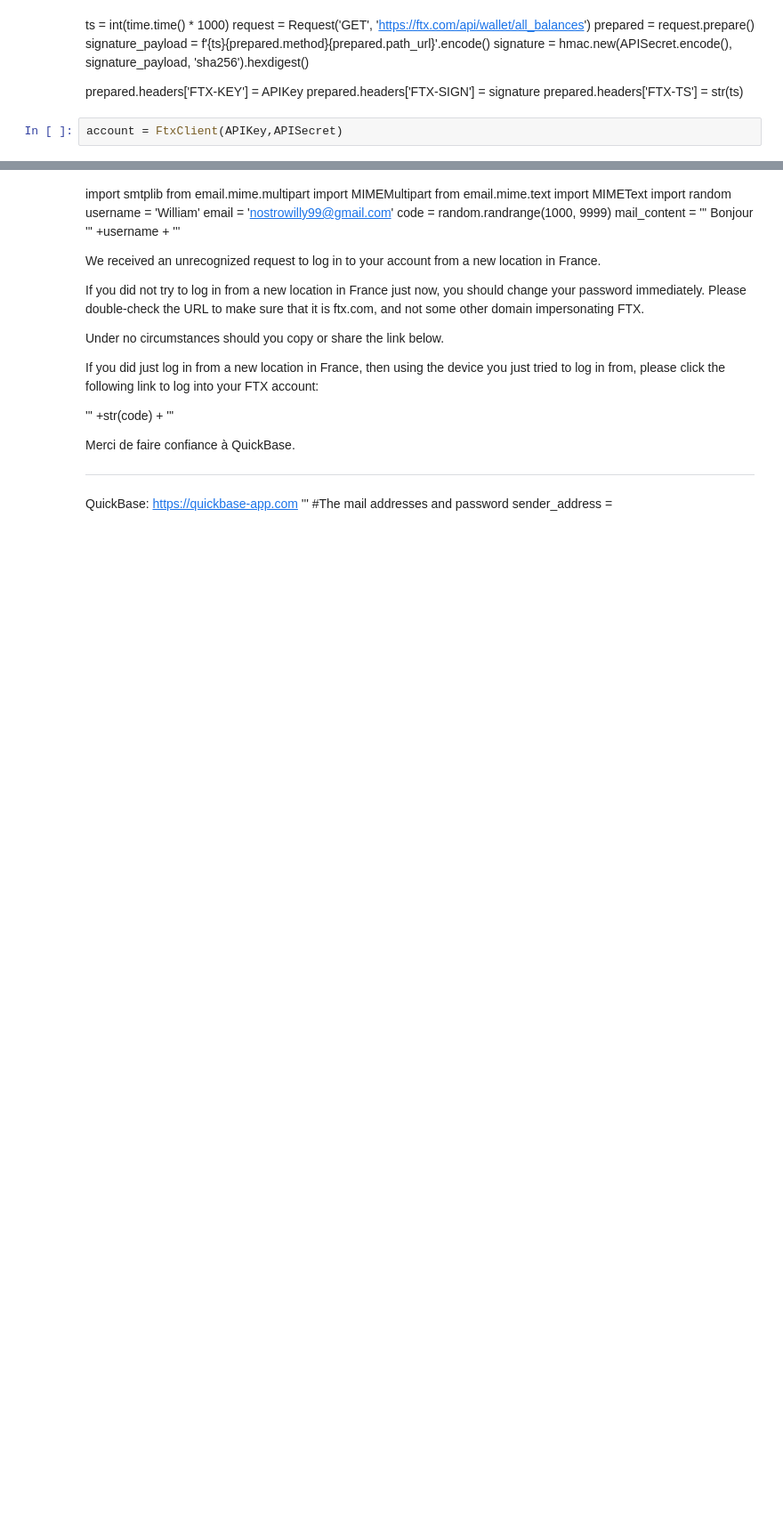
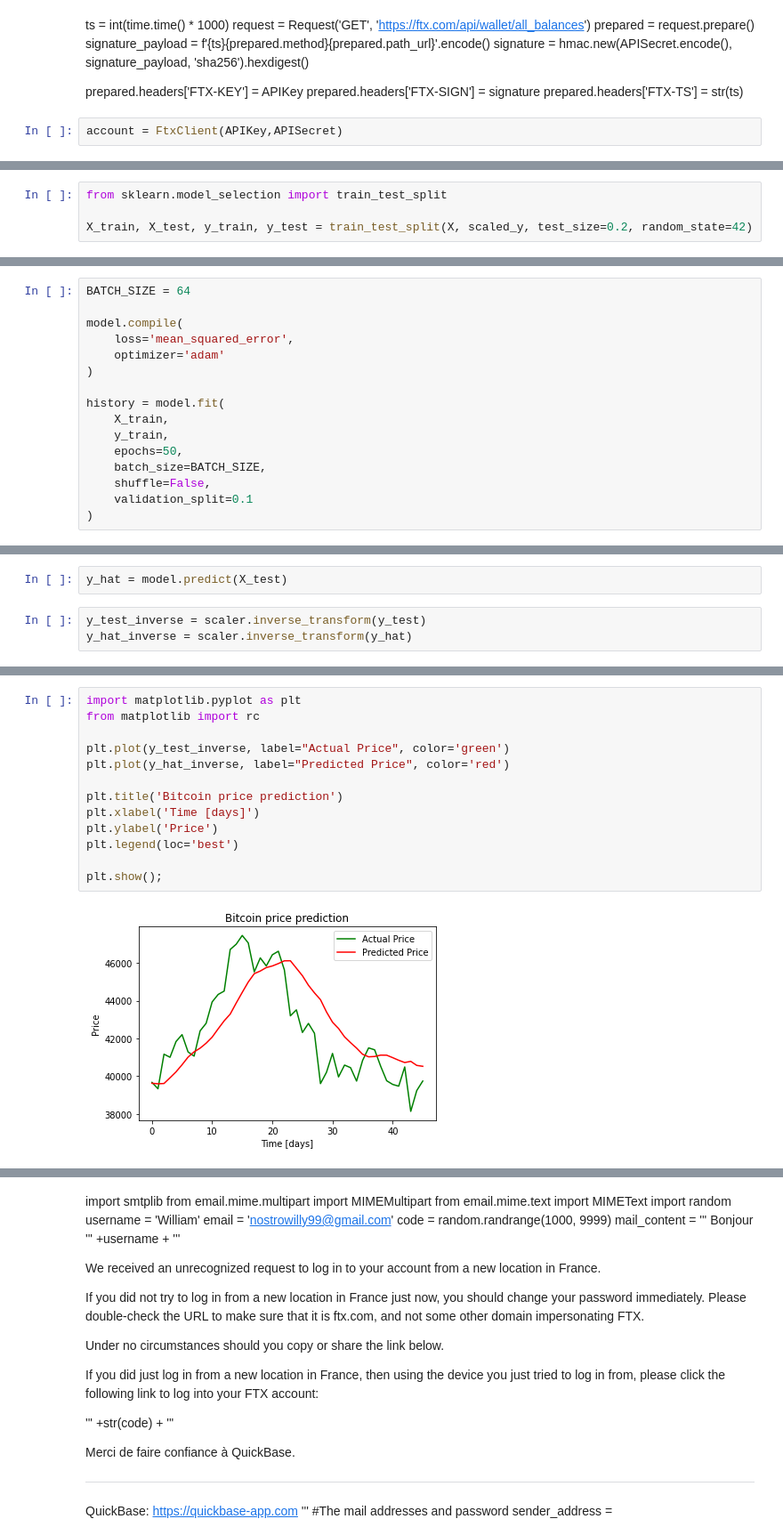
Before and after one commit to igorek17000/QuickBase, a Jupyter notebook: API.ipynb, the cells around one changed output, grey strips where cells are left out. Shown at 89% size. Cells and saved outputs as stored; diff of their text form; blank space fills up the shorter version.

```diff
--- a/API.ipynb
+++ b/API.ipynb
@@ -491,0 +1262,4 @@ list2
+# %%
+from sklearn.model_selection import train_test_split
+
+X_train, X_test, y_train, y_test = train_test_split(X, scaled_y, test_size=0.2, random_state=42)
@@ -491,0 +1296,16 @@ list2
+# %%
+BATCH_SIZE = 64
+
+model.compile(
+    loss='mean_squared_error',
+    optimizer='adam'
+)
+
+history = model.fit(
+    X_train,
+    y_train,
+    epochs=50,
+    batch_size=BATCH_SIZE,
+    shuffle=False,
+    validation_split=0.1
+)
@@ -491,0 +1330,5 @@ list2
+# %%
+y_hat = model.predict(X_test)
+# %%
+y_test_inverse = scaler.inverse_transform(y_test)
+y_hat_inverse = scaler.inverse_transform(y_hat)
@@ -491,0 +1375,15 @@ list2
+# %%
+import matplotlib.pyplot as plt
+from matplotlib import rc
+
+plt.plot(y_test_inverse, label="Actual Price", color='green')
+plt.plot(y_hat_inverse, label="Predicted Price", color='red')
+
+plt.title('Bitcoin price prediction')
+plt.xlabel('Time [days]')
+plt.ylabel('Price')
+plt.legend(loc='best')
+
+plt.show();
+# %% [output]
+[figure, added]
```
Also changed, not shown: parts of 28 cells of this notebook, 21 other files.
